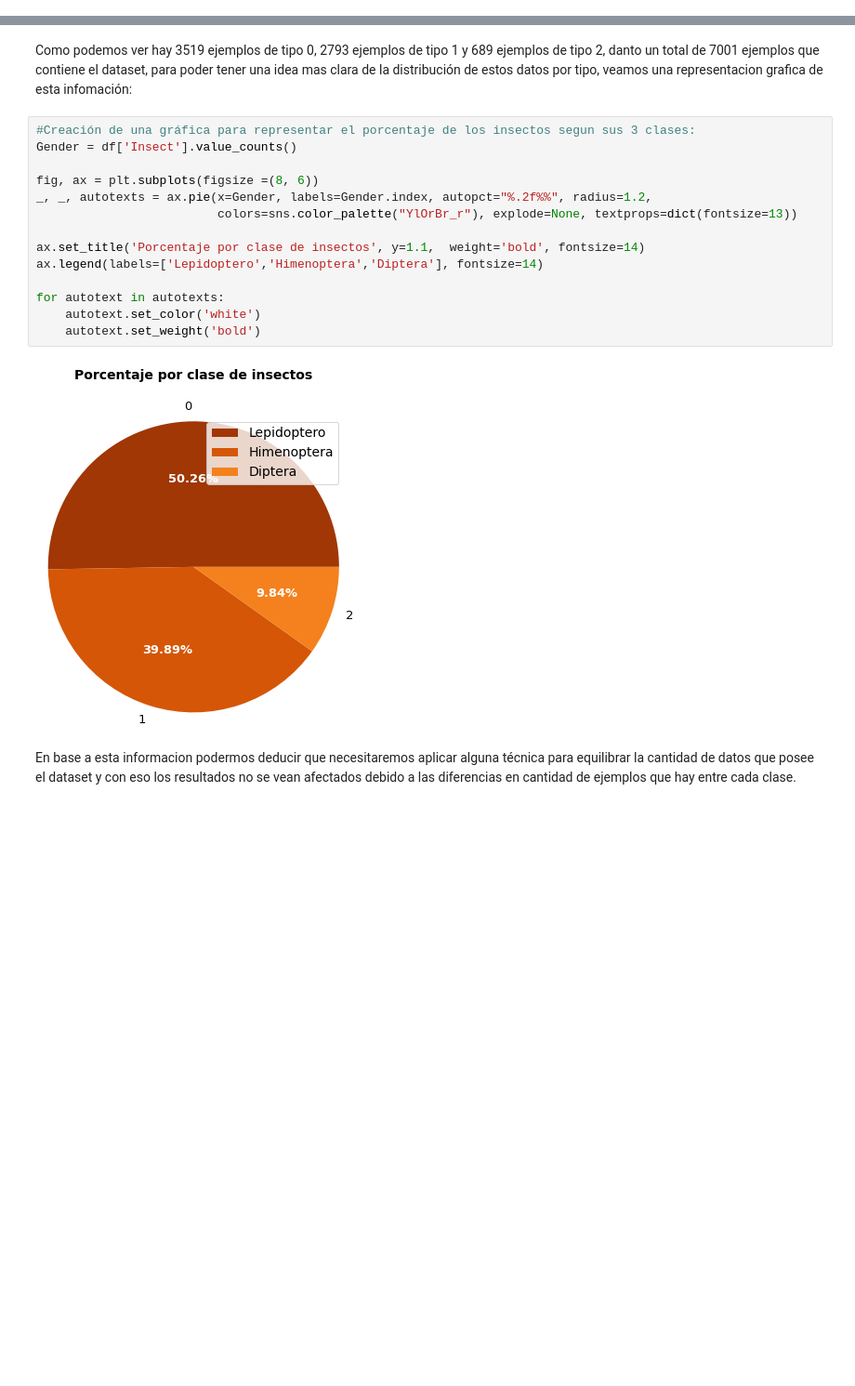
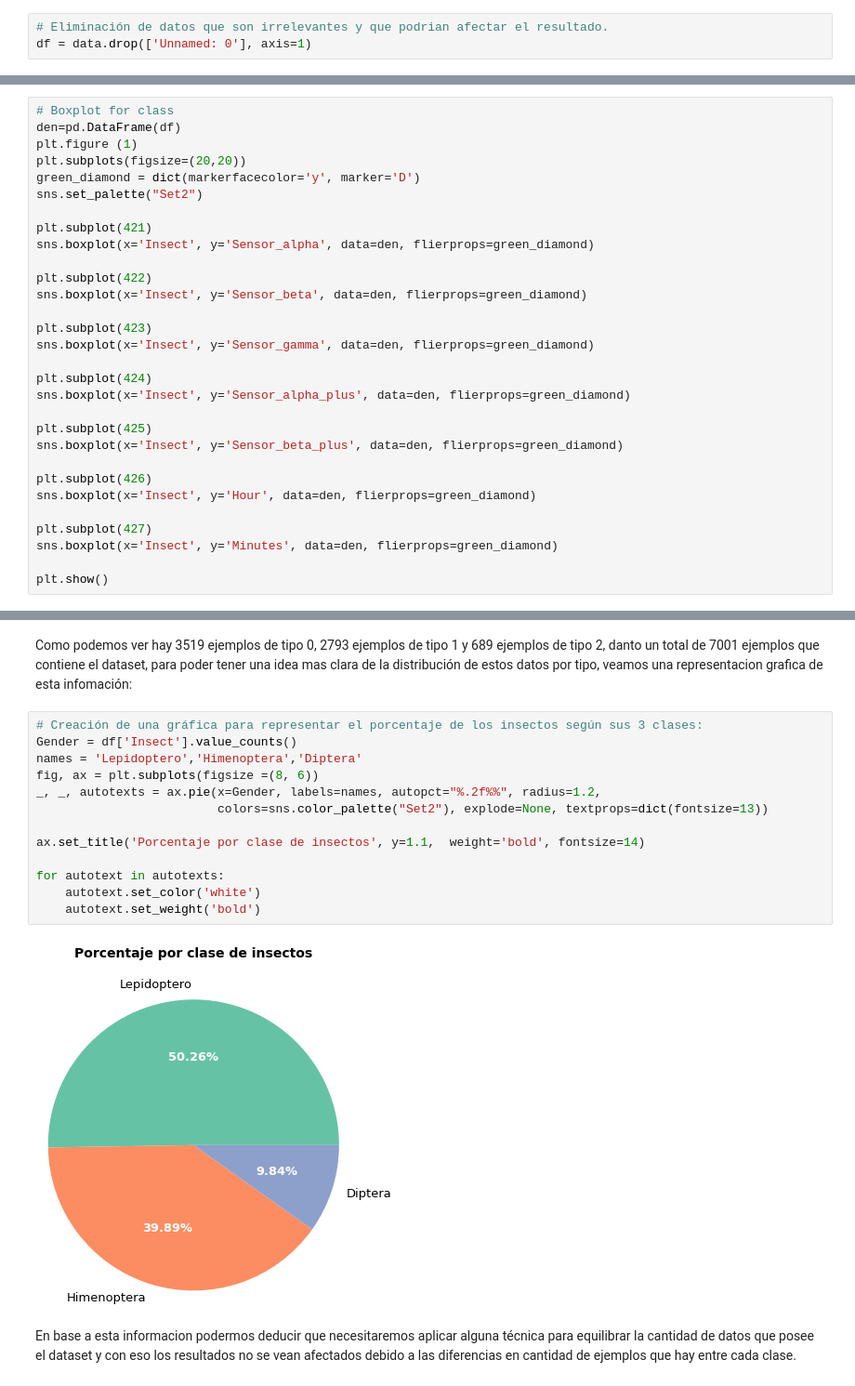
Before and after one commit to Lizzy-Mejia/Classification_insects, a Jupyter notebook: reto1.ipynb, the cells around one changed output, grey strips where cells are left out. Shown at 93% size. Drawn from its saved outputs; the diff is of its cells as text; blank space fills up the shorter version.

```diff
--- a/reto1.ipynb
+++ b/reto1.ipynb
@@ -12 +113,4 @@ dg=pd.read_csv('test_x.csv')
+# %%
+# Eliminación de datos que son irrelevantes y que podrian afectar el resultado.
+df = data.drop(['Unnamed: 0'], axis=1)
 # %%
@@ -47,0 +188,30 @@ Realicemos un pequeño análisis de los datos con los que trabajaremos:
+# %%
+# Boxplot for class
+den=pd.DataFrame(df)
+plt.figure (1)
+plt.subplots(figsize=(20,20))
+green_diamond = dict(markerfacecolor='y', marker='D')
+sns.set_palette("Set2")
+
+plt.subplot(421)
+sns.boxplot(x='Insect', y='Sensor_alpha', data=den, flierprops=green_diamond)
+
+plt.subplot(422)
+sns.boxplot(x='Insect', y='Sensor_beta', data=den, flierprops=green_diamond)
+
+plt.subplot(423)
+sns.boxplot(x='Insect', y='Sensor_gamma', data=den, flierprops=green_diamond)
+
+plt.subplot(424)
+sns.boxplot(x='Insect', y='Sensor_alpha_plus', data=den, flierprops=green_diamond)
+
+plt.subplot(425)
+sns.boxplot(x='Insect', y='Sensor_beta_plus', data=den, flierprops=green_diamond)
+
+plt.subplot(426)
+sns.boxplot(x='Insect', y='Hour', data=den, flierprops=green_diamond)
+
+plt.subplot(427)
+sns.boxplot(x='Insect', y='Minutes', data=den, flierprops=green_diamond)
+
+plt.show()
@@ -56,20 +231,19 @@ Name: Insect, dtype: int64
 # %% [markdown]
 Como podemos ver hay 3519 ejemplos de tipo 0, 2793 ejemplos de tipo 1 y 689 ejemplos de tipo 2, danto un total de 7001 ejemplos que contiene el dataset, para poder tener una idea mas clara de la distribución de estos datos por tipo, veamos una representacion grafica de esta infomación:
 # %%
-#Creación de una gráfica para representar el porcentaje de los insectos segun sus 3 clases:
+# Creación de una gráfica para representar el porcentaje de los insectos según sus 3 clases:
 Gender = df['Insect'].value_counts()
-
+names = 'Lepidoptero','Himenoptera','Diptera'
 fig, ax = plt.subplots(figsize =(8, 6))
-_, _, autotexts = ax.pie(x=Gender, labels=Gender.index, autopct="%.2f%%", radius=1.2,
-                         colors=sns.color_palette("YlOrBr_r"), explode=None, textprops=dict(fontsize=13))
+_, _, autotexts = ax.pie(x=Gender, labels=names, autopct="%.2f%%", radius=1.2,
+                         colors=sns.color_palette("Set2"), explode=None, textprops=dict(fontsize=13))
 
 ax.set_title('Porcentaje por clase de insectos', y=1.1,  weight='bold', fontsize=14)
-ax.legend(labels=['Lepidoptero','Himenoptera','Diptera'], fontsize=14)
 
 for autotext in autotexts:
     autotext.set_color('white')
     autotext.set_weight('bold')
 # %% [output]
-[figure, old version]
+[figure, new version]
 # %% [markdown]
 En base a esta informacion podermos deducir que necesitaremos aplicar alguna técnica para equilibrar la cantidad de datos que posee el dataset y con eso los resultados no se vean afectados debido a las diferencias en cantidad de ejemplos que hay entre cada clase.
```
Also changed, not shown: parts of 77 cells of this notebook, 1 other file.
